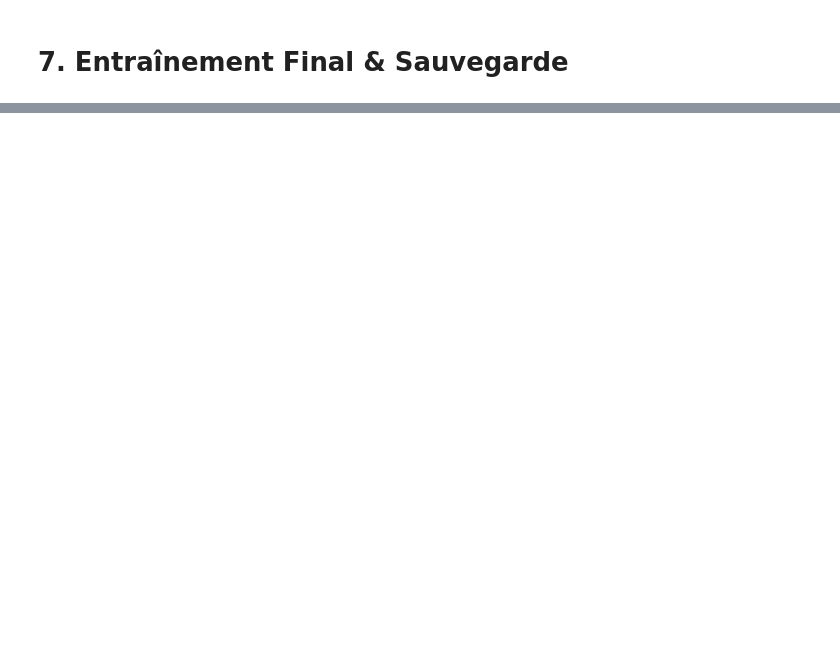
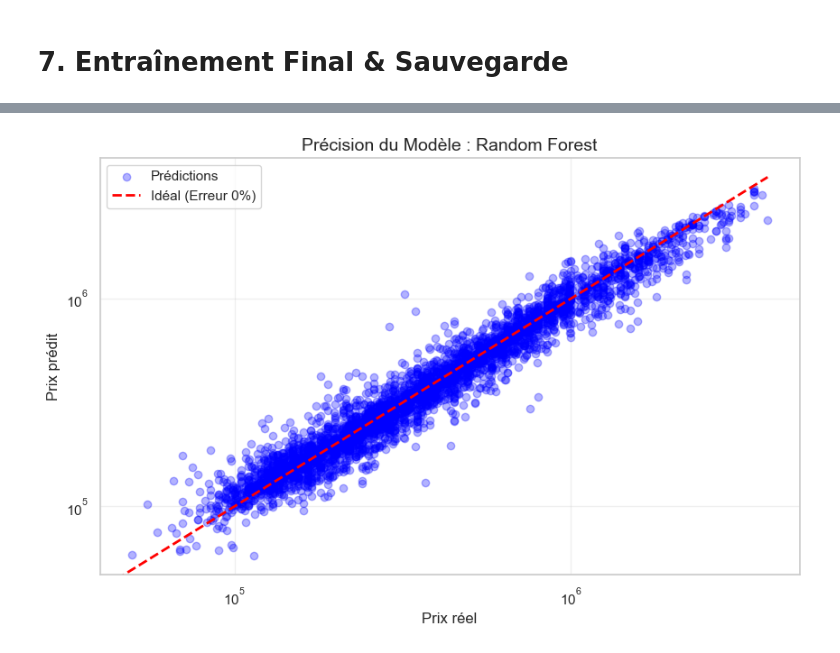
Before and after one commit to NovaStarmax/apartment-hunter, a Jupyter notebook: notebooks/Train_model.ipynb, the cells around one changed output, grey strips where cells are left out. Cells and saved outputs as stored; diff of their text form; code cells hidden in the pictures; blank space fills up the shorter version.

```diff
--- a/notebooks/Train_model.ipynb
+++ b/notebooks/Train_model.ipynb
@@ -195,70 +281,30 @@ print(f"\n LE MEILLEUR MODÈLE EST : {best_model_name}")
 # %% [markdown]
 # 7. Entraînement Final & Sauvegarde
 # %%
-name_mapping = {
-    "LinearRegression": "Linear Regression",
-    "RandomForest": "Random Forest",
-    "SVR": "SVR"
-}
+import matplotlib.pyplot as plt
 
-final_json_structure = {}
+# On récupère les prédictions du vainqueur sur tout le test set
+best_model = df_results.iloc[0]["Model_Object"]
+y_pred_final = best_model.predict(X_test)
 
-print("Début de la finalisation des modèles...\n")
+plt.figure(figsize=(10, 6))
 
-for original_name, model in best_estimators.items():
-    name = name_mapping.get(original_name, original_name)
-    model_key = name.lower().replace(" ", "_")
+# Nuage de points
+plt.scatter(y_test, y_pred_final, alpha=0.3, color='blue', label='Prédictions')
 
-    artifact_name = f"{model_key}_model.joblib"
+# Ligne parfaite (x=y)
+max_val = max(y_test.max(), y_pred_final.max())
+plt.plot([0, max_val], [0, max_val], color='red', linestyle='--', linewidth=2, label='Idéal (Erreur 0%)')
 
-    print(f"Traitement de : {name} (Fichier cible : {artifact_name})")
+plt.title(f"Précision du Modèle : {df_results.index[0]}", fontsize=14)
+plt.xlabel("Prix réel", fontsize=12)
+plt.ylabel("Prix prédit", fontsize=12)
+plt.legend()
+plt.grid(True, alpha=0.3)
 
-    #   A. Calcul des métriques sur le TEST SET
-    y_pred = model.predict(X_test)
-    rmse = np.sqrt(mean_squared_error(y_test, y_pred))
-    mae = mean_absolute_error(y_test, y_pred)
-    r2 = r2_score(y_test, y_pred)
+# Passage en échelle log pour mieux voir (car l'immobilier a de gros écarts)
+plt.xscale('log')
+plt.yscale('log')
 
-    #   B. Extraction des paramètres
-    regressor_params = model.named_steps['regressor'].get_params()
-    filtered_params = {}
-
-    if "Linear" in original_name:
-        filtered_params["fit_intercept"] = regressor_params.get("fit_intercept")
-        filtered_params["normalize"] = regressor_params.get("normalize", False)
-
-    elif "Forest" in original_name:
-        filtered_params["n_estimators"] = regressor_params.get("n_estimators")
-        filtered_params["max_depth"] = regressor_params.get("max_depth")
-        filtered_params["min_samples_split"] = regressor_params.get("min_samples_split")
-        filtered_params["min_samples_leaf"] = regressor_params.get("min_samples_leaf")
-
-    elif "SVR" in original_name:
-        filtered_params["C"] = regressor_params.get("C")
-        filtered_params["epsilon"] = regressor_params.get("epsilon")
-        filtered_params["kernel"] = regressor_params.get("kernel")
-
-    #   C. Ré-entraînement sur 100% des données
-    print("Ré-entraînement sur tout le dataset...")
-    model.fit(X, y)
-
-    #   D. Sauvegarde Joblib
-    # joblib.dump(model, artifact_name)
-    joblib.dump(model, artifact_name, compress=3)
-    print(f"Modèle sauvegardé : {artifact_name}\n\n")
-
-    #   E. Ajout au JSON
-    final_json_structure[model_key] = {
-        "name": name,
-        "artifact_name": artifact_name,
-        "metrics": {
-            "rmse": round(rmse, 2),
-            "mae": round(mae, 2),
-            "r2": round(r2, 4)
-        },
-        "parameters": filtered_params
-    }
-
-print("Fichier JSON\n\n")
-print(json.dumps(final_json_structure, indent=2))
+plt.show()
 # %% [output]
@@ -281,0 +311 @@ Modèle sauvegardé : random_forest_model.joblib
+[figure, added]
```
Also changed, not shown: parts of 15 cells of this notebook, 8 other files.
